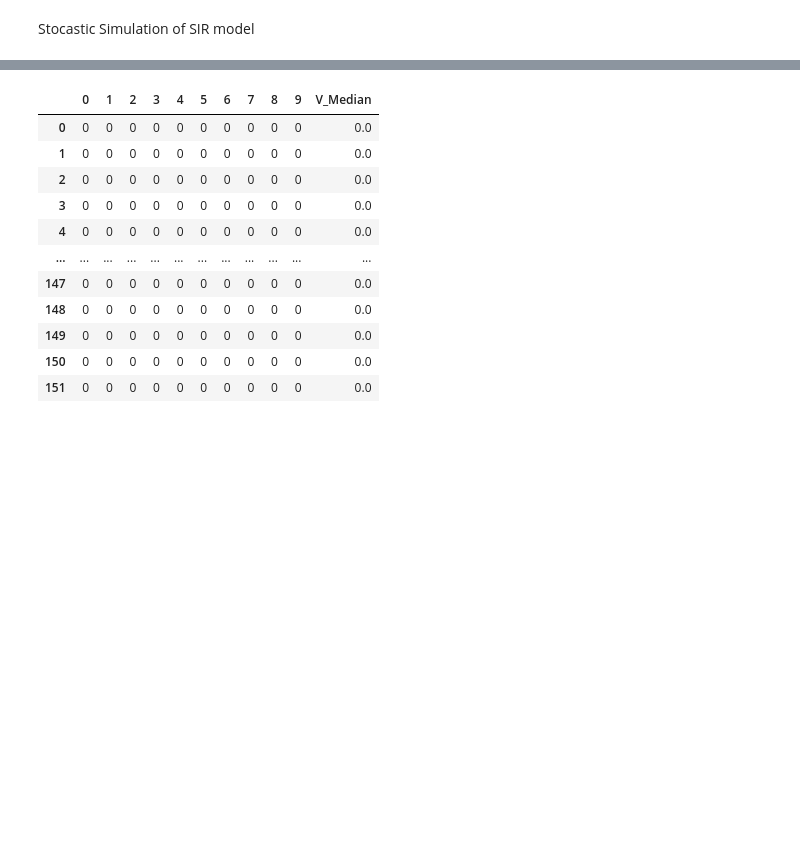
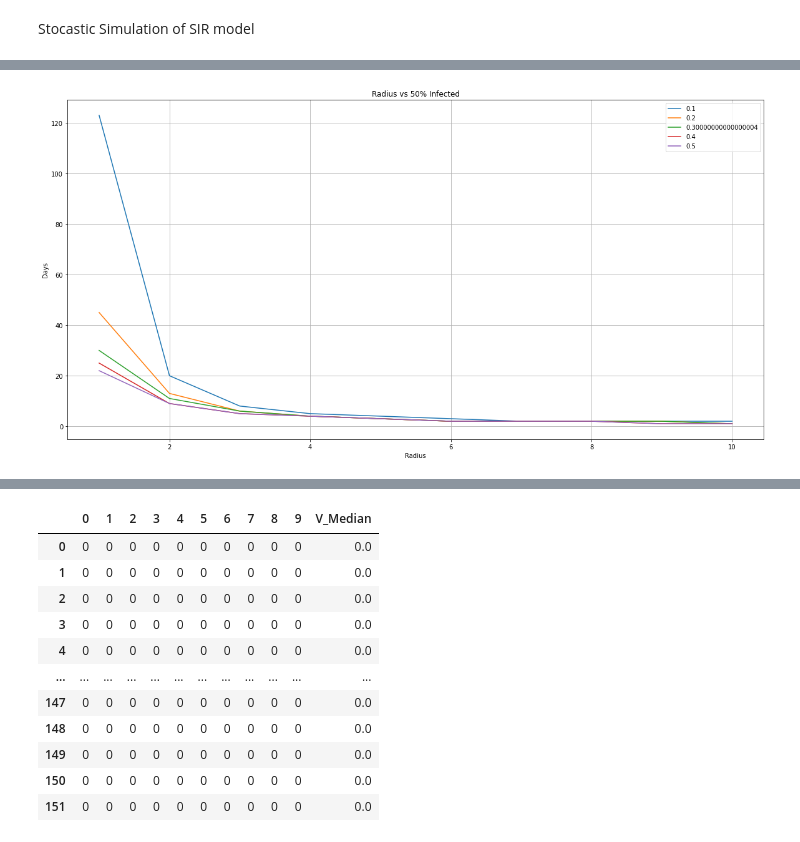
Before and after one commit to mrudulbhanu/Stochastic-Covid-Sim, a Jupyter notebook: WIP/Controledspread/2dstoch_control_global.ipynb, the cells around one changed output, grey strips where cells are left out. Saved outputs shown, nothing was run; the diff lists cells and outputs as text; code cells hidden in the pictures; blank space fills up the shorter version.

```diff
--- a/WIP/Controledspread/2dstoch_control_global.ipynb
+++ b/WIP/Controledspread/2dstoch_control_global.ipynb
@@ -505,3 +580,7 @@ global_flag=1
+# %%
+ax=Sim_statistics.groupby('Beta_value')['Day of 50per infected'].plot(figsize=(20,10),legend=True,title='Radius vs 50% Infected',ylabel='Days',grid=True)
+# %% [output]
+[figure, added]
 # %%
 #Calling the function to perform all the Simulation with iterating values of Beta from 0.1 to 0.9
 #and plotting the graphs P vs Peak day for each value of Beta in same plot
```
Also changed, not shown: parts of 15 cells of this notebook, 55 other files.
